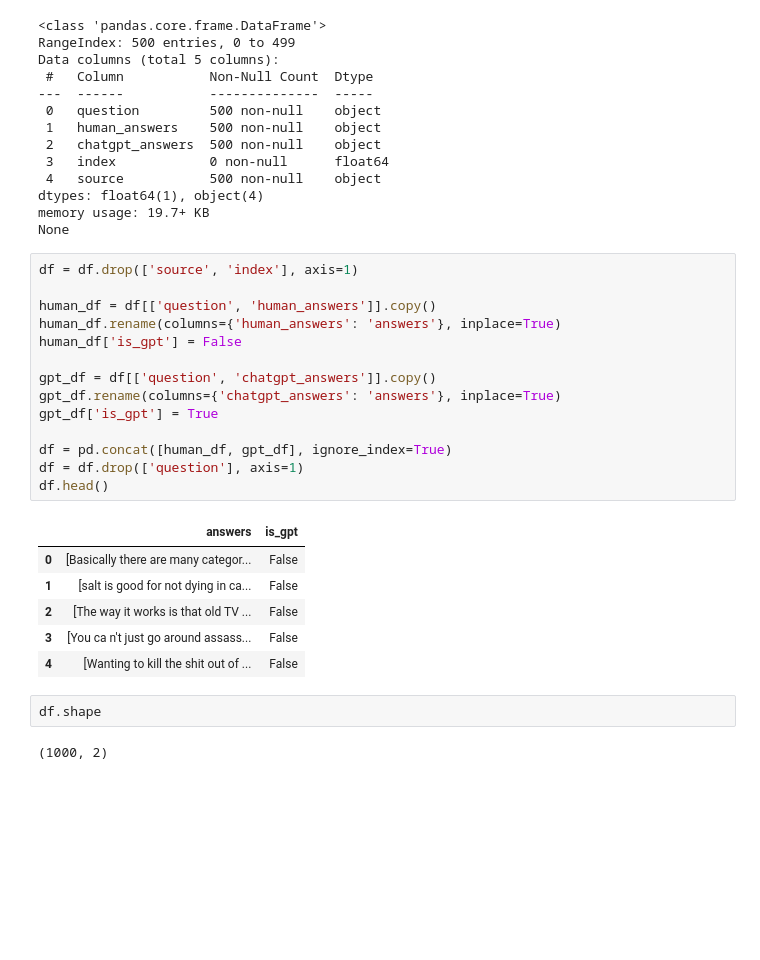
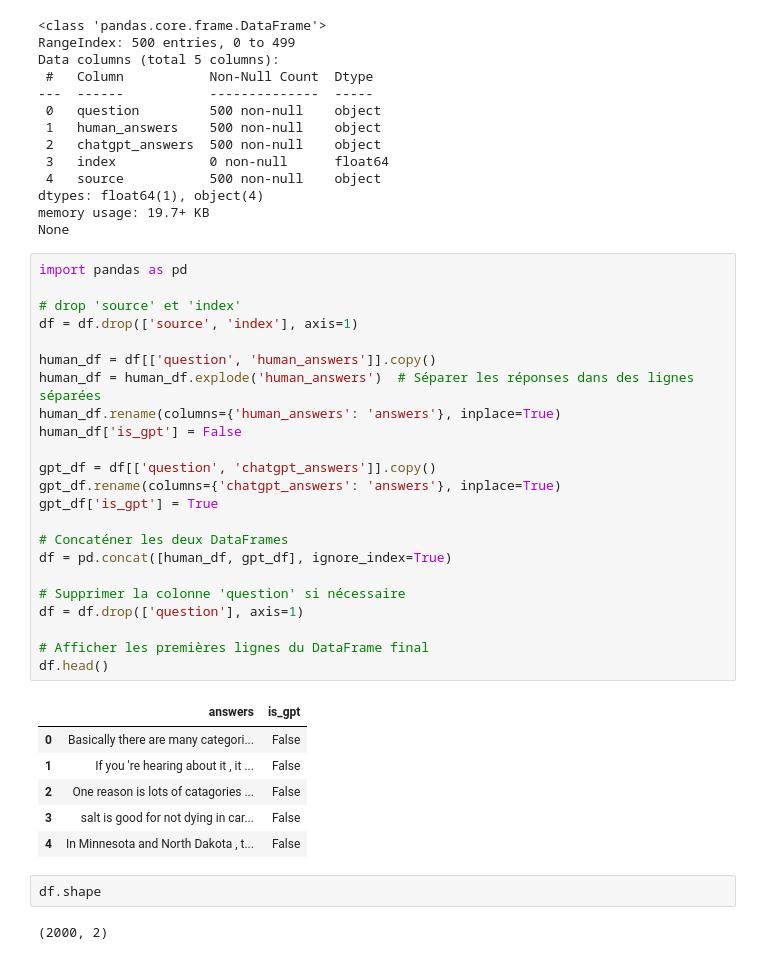
Before and after one commit to DjDonPablo/IA-DATA-HACK, a Jupyter notebook: explo.ipynb, the cells around one changed output. Cells and saved outputs as stored; diff of their text form; blank space fills up the shorter version.

```diff
--- a/explo.ipynb
+++ b/explo.ipynb
@@ -48,27 +48,36 @@ dtypes: float64(1), object(4)
 memory usage: 19.7+ KB
 None
 # %%
+import pandas as pd
+
+# drop 'source' et 'index'
 df = df.drop(['source', 'index'], axis=1)
 
 human_df = df[['question', 'human_answers']].copy()
+human_df = human_df.explode('human_answers')  # Séparer les réponses dans des lignes séparées
 human_df.rename(columns={'human_answers': 'answers'}, inplace=True)
 human_df['is_gpt'] = False
 
 gpt_df = df[['question', 'chatgpt_answers']].copy()
 gpt_df.rename(columns={'chatgpt_answers': 'answers'}, inplace=True)
 gpt_df['is_gpt'] = True
 
+# Concaténer les deux DataFrames
 df = pd.concat([human_df, gpt_df], ignore_index=True)
+
+# Supprimer la colonne 'question' si nécessaire
 df = df.drop(['question'], axis=1)
+
+# Afficher les premières lignes du DataFrame final
 df.head()
 # %% [output]
 |  | answers | is_gpt |
-| 0 | [Basically there are many categor... | False |
-| 1 | [salt is good for not dying in ca... | False |
-| 2 | [The way it works is that old TV ... | False |
-| 3 | [You ca n't just go around assass... | False |
-| 4 | [Wanting to kill the shit out of ... | False |
+| 0 | Basically there are many categori... | False |
+| 1 | If you 're hearing about it , it ... | False |
+| 2 | One reason is lots of catagories ... | False |
+| 3 | salt is good for not dying in car... | False |
+| 4 | In Minnesota and North Dakota , t... | False |
 # %%
 df.shape
 # %% [output]
-(1000, 2)
+(2000, 2)
```
Also changed, not shown: parts of 3 cells of this notebook.
